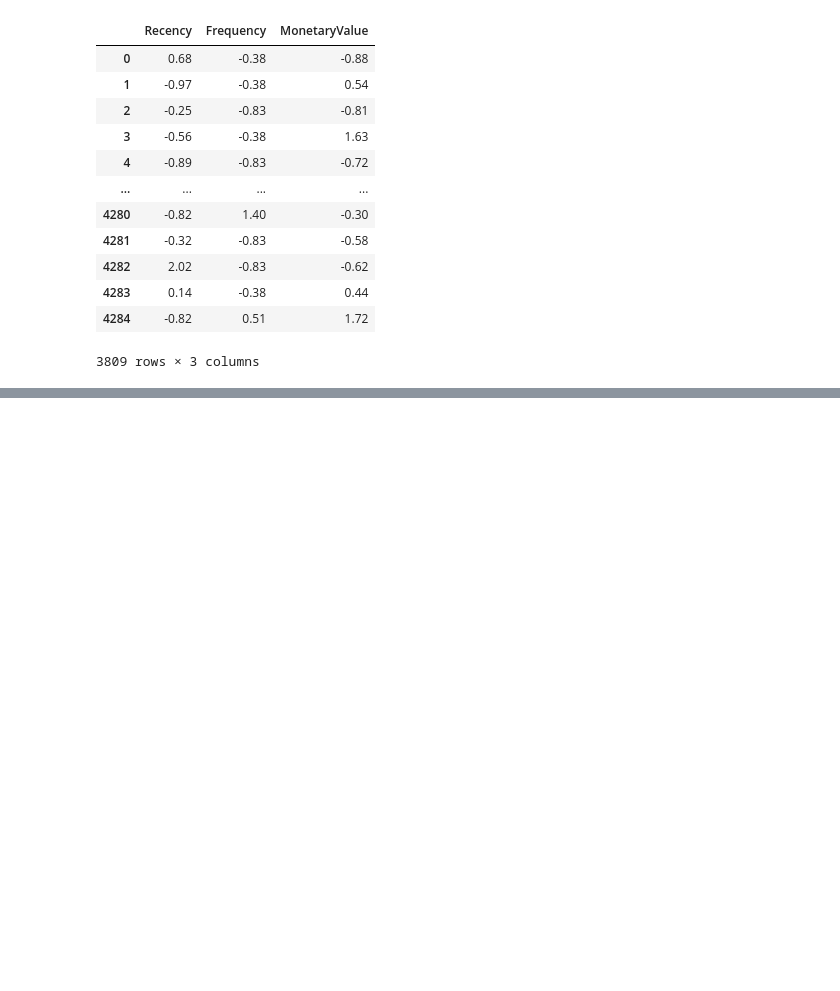
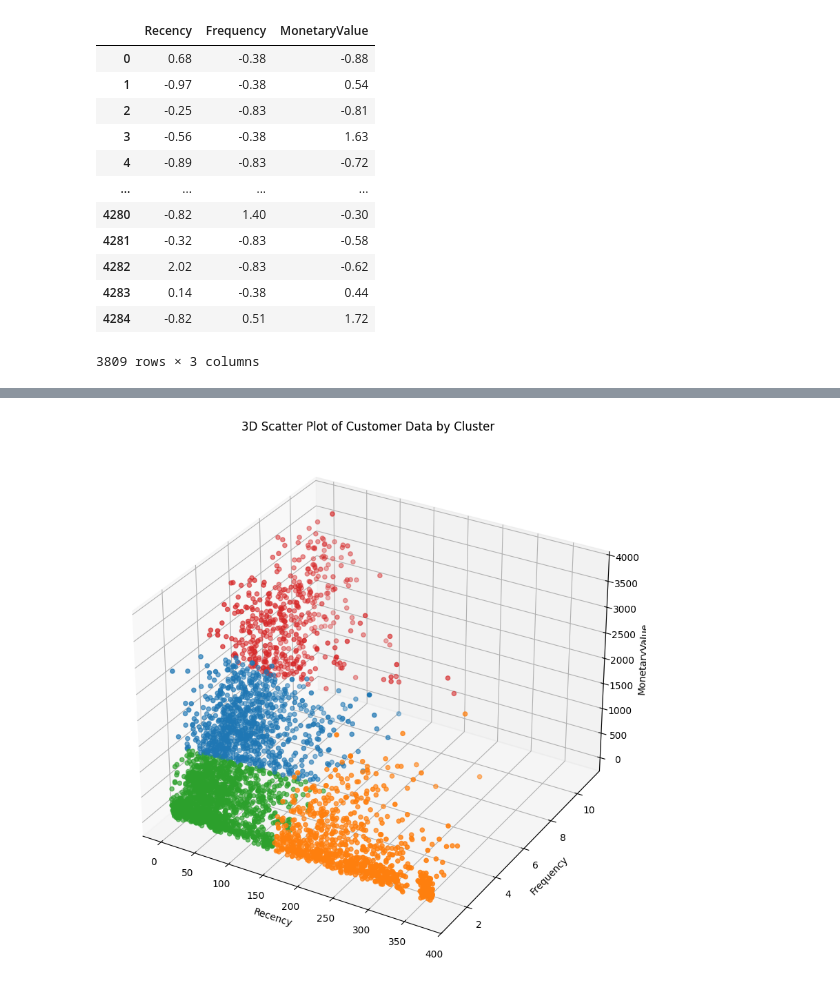
Before and after one commit to EmiTR/KMeans_Clustering, a Jupyter notebook: Kmeans_Customers_Segmentation.ipynb, the cells around one changed output, grey strips where cells are left out. Drawn from its saved outputs; the diff is of its cells as text; code cells hidden in the pictures; blank space fills up the shorter version.

```diff
--- a/Kmeans_Customers_Segmentation.ipynb
+++ b/Kmeans_Customers_Segmentation.ipynb
@@ -600,0 +663,7 @@ scaled_data_df
+# %%
+kmeans = KMeans(n_clusters=4, random_state=42, max_iter = 1000)
+# Create a KMeans object with k = 4 clusters, a fixed random state for reproducibility, and a maximum of 1000 iterations.
+cluster_labels = kmeans.fit_predict(scaled_data_df)
+# Fit the KMeans model to the scaled data and predict the cluster labels.
+cluster_labels
+# which meand for each data point, a cluster with label 0, 1, 2, or 3 will be assigned.
@@ -600,0 +672,4 @@ scaled_data_df
+# %%
+non_outlier_df["Cluster"] = cluster_labels
+# Adding the cluster labels to the non_outlier_df dataframe as a new column "Cluster".
+non_outlier_df.head(10)
@@ -600,0 +688,27 @@ scaled_data_df
+# %%
+# I copy pasted the code for this graphic. Honestly i would use other tools to visualize data.
+cluster_colors = {0: '#1f77b4',  # Blue
+                  1: '#ff7f0e',  # Orange
+                  2: '#2ca02c',  # Green
+                  3: '#d62728'}  # Red
+
+colors = non_outlier_df["Cluster"].map(cluster_colors)
+
+fig = plt.figure(figsize=(10, 10))
+ax = fig.add_subplot(projection="3d")
+
+scatter = ax.scatter(non_outlier_df["Recency"],
+                     non_outlier_df["Frequency"],
+                     non_outlier_df["MonetaryValue"],
+                     c=colors,  # Use mapped solid colors
+                     marker='o')
+
+ax.set_xlabel("Recency")
+ax.set_ylabel("Frequency")
+ax.set_zlabel("MonetaryValue")
+
+ax.set_title("3D Scatter Plot of Customer Data by Cluster")
+
+plt.show()
+# %% [output]
+[figure, added]
```
Also changed, not shown: parts of 12 cells of this notebook.
